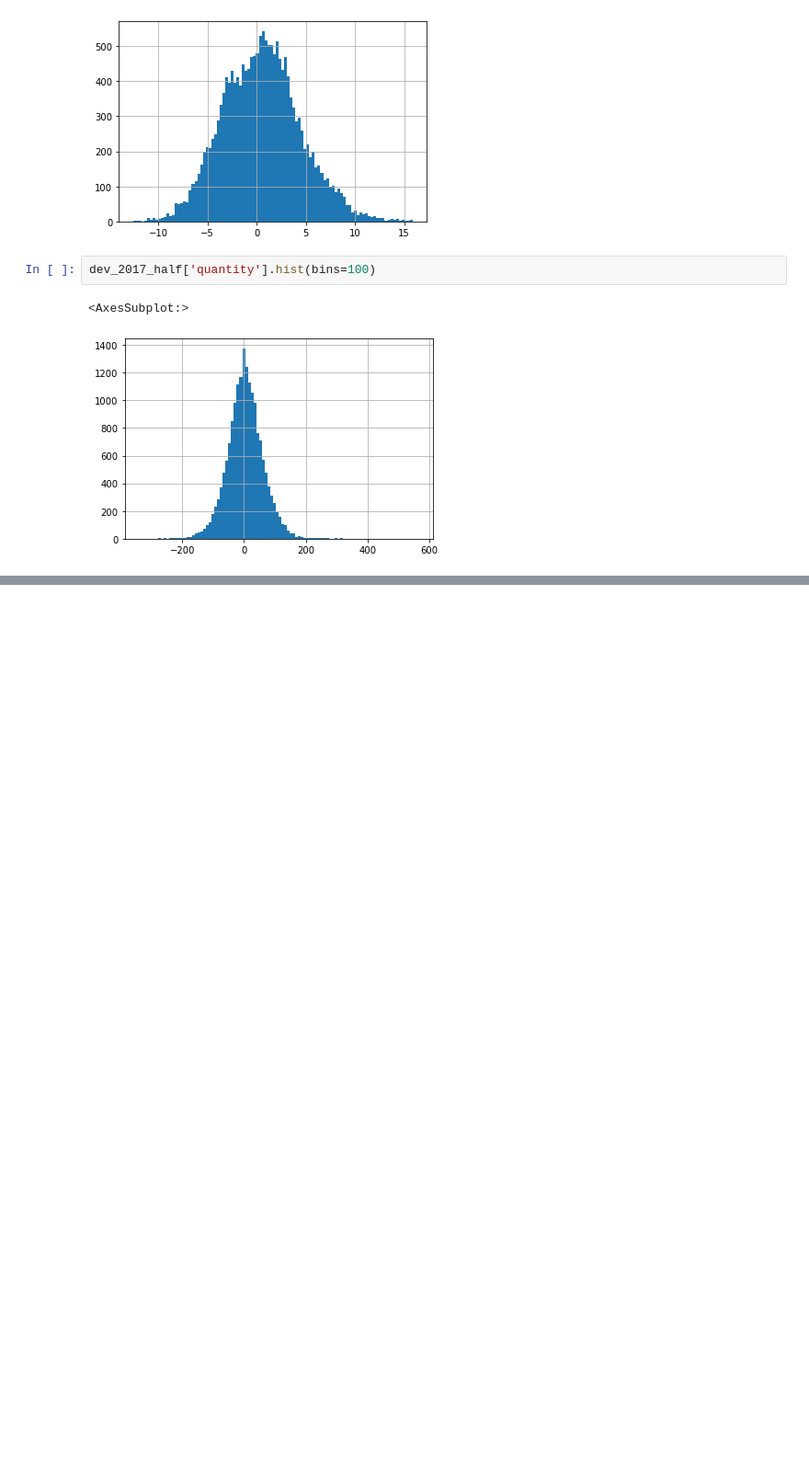
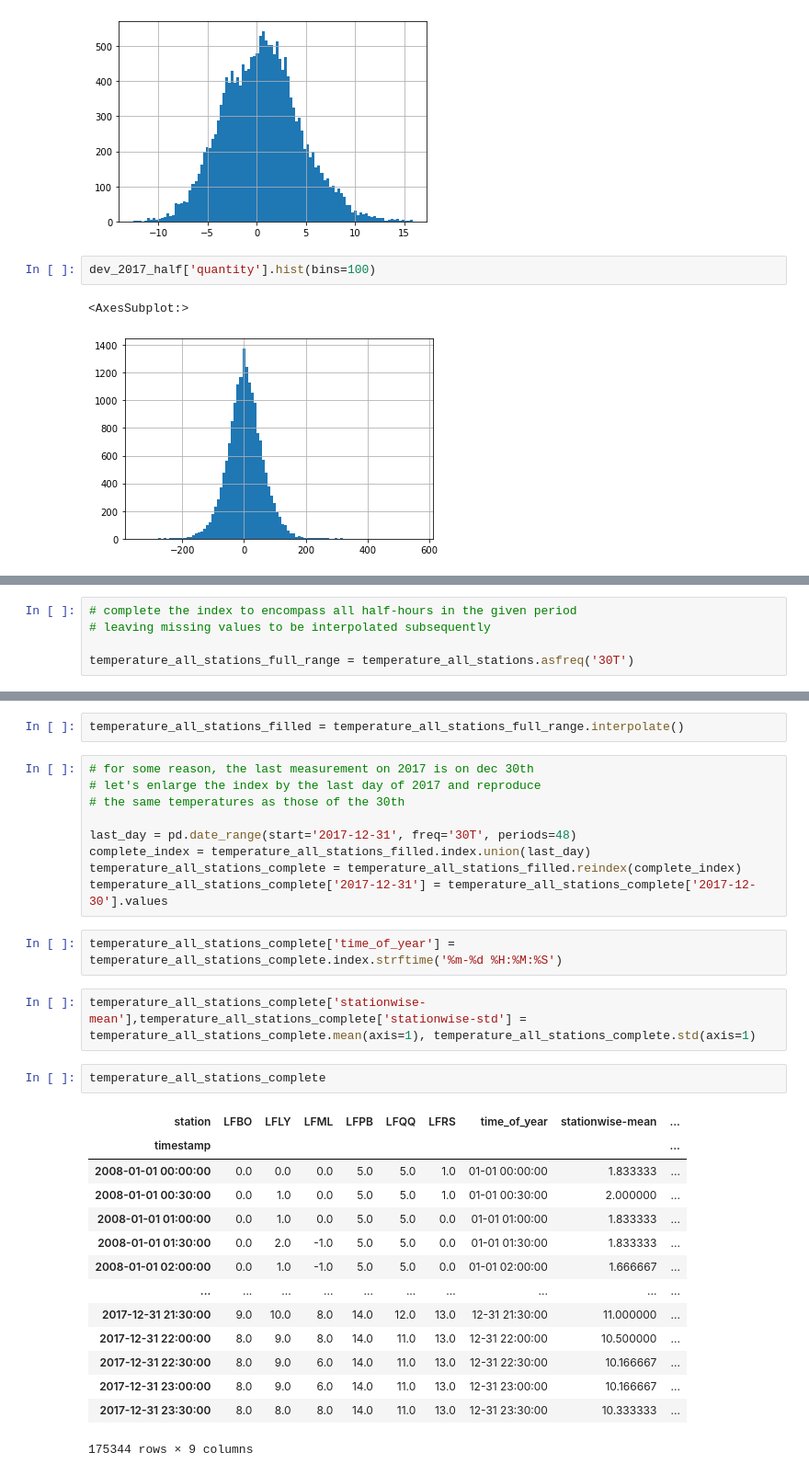
Before and after one commit to camilo-s/Aufgabe, a Jupyter notebook: aufgabe_draft.ipynb, the cells around one changed output, grey strips where cells are left out. Shown: that part at 92% size. Cells and saved outputs as stored; diff of their text form; blank space fills up the shorter version.

```diff
--- a/aufgabe_draft.ipynb
+++ b/aufgabe_draft.ipynb
@@ -672,0 +806,5 @@ dev_2017_half['quantity'].hist(bins=100)
+# %%
+# complete the index to encompass all half-hours in the given period
+# leaving missing values to be interpolated subsequently
+
+temperature_all_stations_full_range = temperature_all_stations.asfreq('30T')
@@ -672,0 +828,32 @@ dev_2017_half['quantity'].hist(bins=100)
+# %%
+temperature_all_stations_filled = temperature_all_stations_full_range.interpolate()
+# %%
+# for some reason, the last measurement on 2017 is on dec 30th
+# let's enlarge the index by the last day of 2017 and reproduce
+# the same temperatures as those of the 30th
+
+last_day = pd.date_range(start='2017-12-31', freq='30T', periods=48)
+complete_index = temperature_all_stations_filled.index.union(last_day)
+temperature_all_stations_complete = temperature_all_stations_filled.reindex(complete_index)
+temperature_all_stations_complete['2017-12-31'] = temperature_all_stations_complete['2017-12-30'].values
+# %%
+temperature_all_stations_complete['time_of_year'] = temperature_all_stations_complete.index.strftime('%m-%d %H:%M:%S')
+# %%
+temperature_all_stations_complete['stationwise-mean'],temperature_all_stations_complete['stationwise-std'] = temperature_all_stations_complete.mean(axis=1), temperature_all_stations_complete.std(axis=1)
+# %%
+temperature_all_stations_complete
+# %% [output]
+| station | LFBO | LFLY | LFML | LFPB | LFQQ | LFRS | time_of_year | stationwise-mean | ... |
+| timestamp |  |  |  |  |  |  |  |  | ... |
+| 2008-01-01 00:00:00 | 0.0 | 0.0 | 0.0 | 5.0 | 5.0 | 1.0 | 01-01 00:00:00 | 1.833333 | ... |
+| 2008-01-01 00:30:00 | 0.0 | 1.0 | 0.0 | 5.0 | 5.0 | 1.0 | 01-01 00:30:00 | 2.000000 | ... |
+| 2008-01-01 01:00:00 | 0.0 | 1.0 | 0.0 | 5.0 | 5.0 | 0.0 | 01-01 01:00:00 | 1.833333 | ... |
+| 2008-01-01 01:30:00 | 0.0 | 2.0 | -1.0 | 5.0 | 5.0 | 0.0 | 01-01 01:30:00 | 1.833333 | ... |
+| 2008-01-01 02:00:00 | 0.0 | 1.0 | -1.0 | 5.0 | 5.0 | 0.0 | 01-01 02:00:00 | 1.666667 | ... |
+| ... | ... | ... | ... | ... | ... | ... | ... | ... | ... |
+| 2017-12-31 21:30:00 | 9.0 | 10.0 | 8.0 | 14.0 | 12.0 | 13.0 | 12-31 21:30:00 | 11.000000 | ... |
+| 2017-12-31 22:00:00 | 8.0 | 9.0 | 8.0 | 14.0 | 11.0 | 13.0 | 12-31 22:00:00 | 10.500000 | ... |
+| 2017-12-31 22:30:00 | 8.0 | 9.0 | 6.0 | 14.0 | 11.0 | 13.0 | 12-31 22:30:00 | 10.166667 | ... |
+| 2017-12-31 23:00:00 | 8.0 | 9.0 | 6.0 | 14.0 | 11.0 | 13.0 | 12-31 23:00:00 | 10.166667 | ... |
+| 2017-12-31 23:30:00 | 8.0 | 8.0 | 8.0 | 14.0 | 11.0 | 13.0 | 12-31 23:30:00 | 10.333333 | ... |
+175344 rows × 9 columns
```
Also changed, not shown: parts of 29 cells of this notebook.
